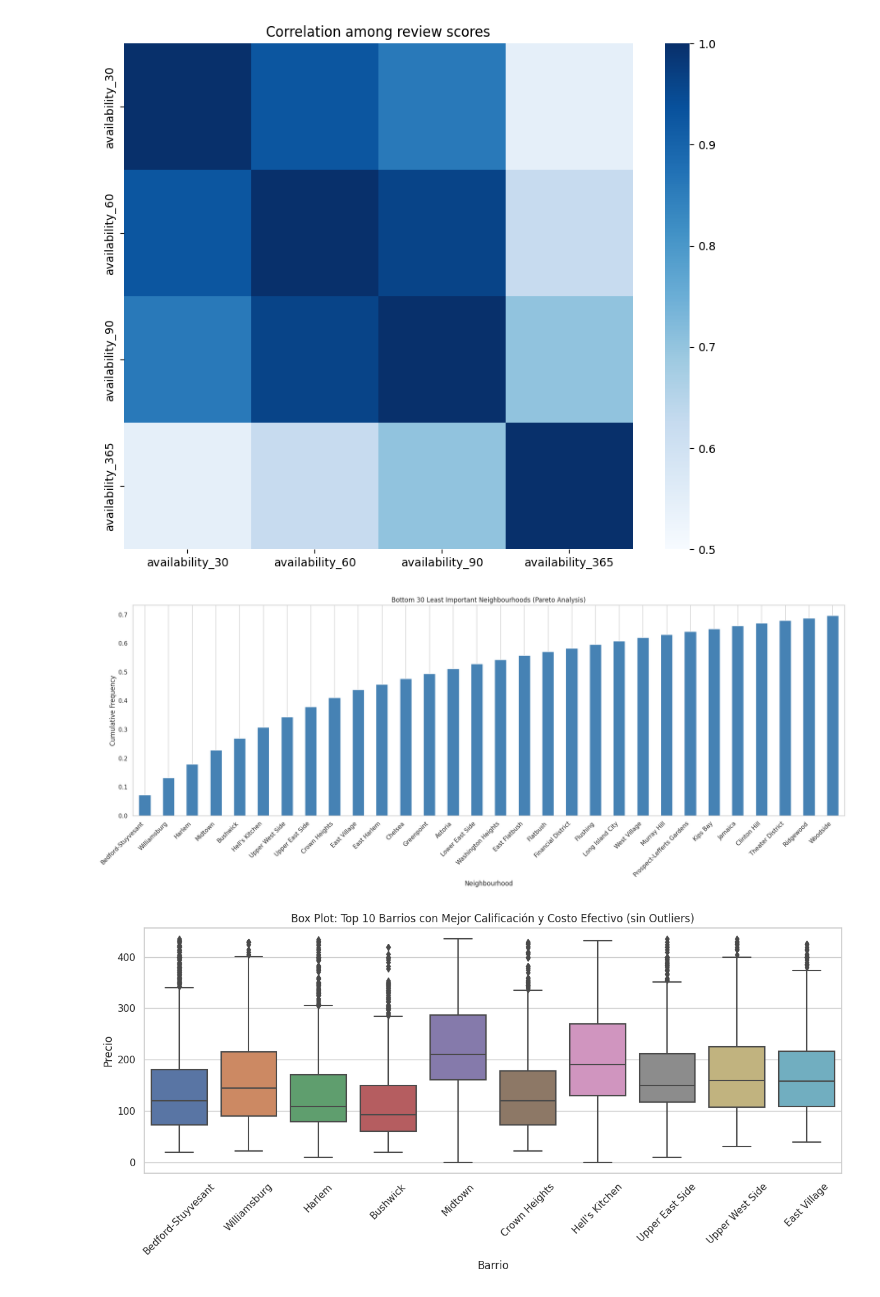
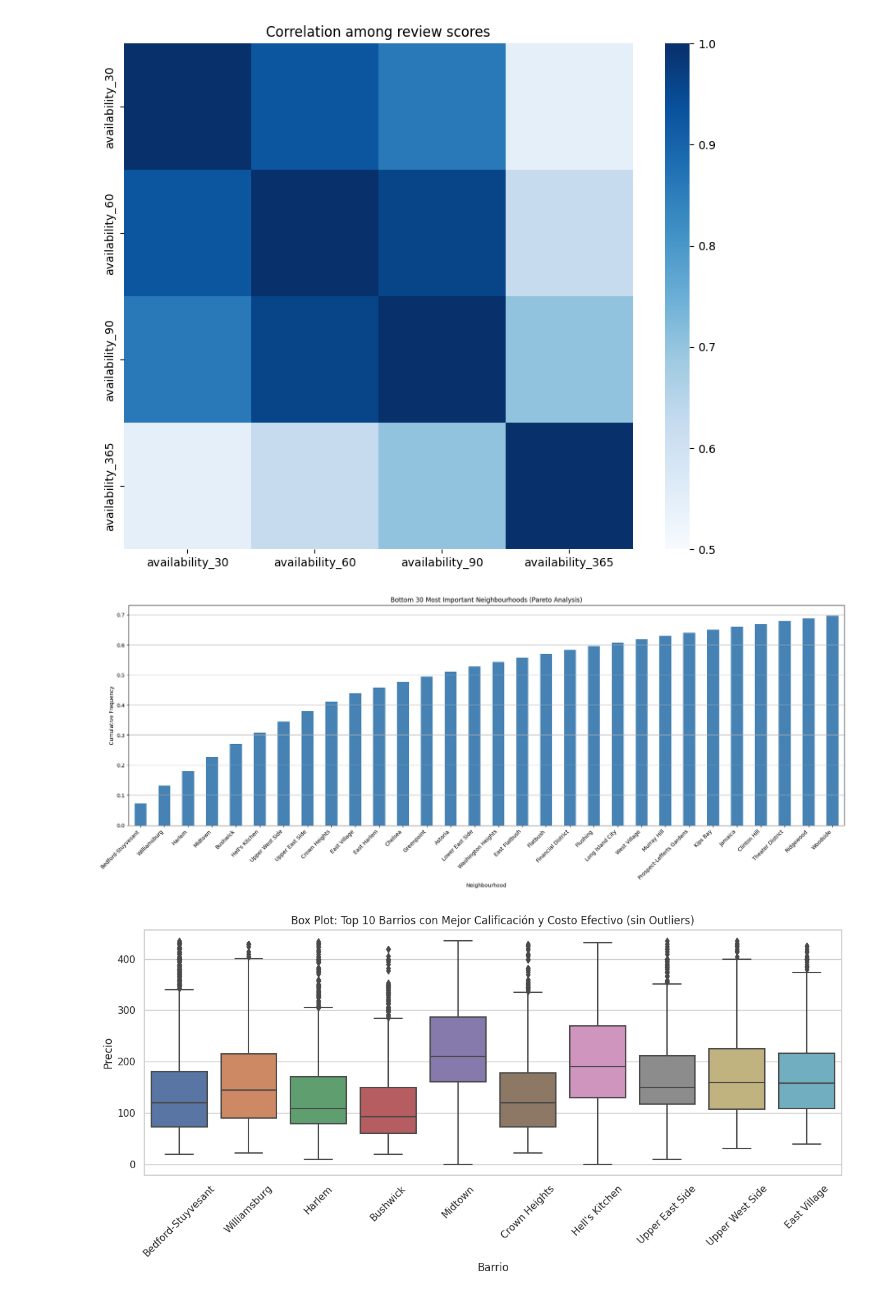
Before and after one commit to ingoscargiraldor/CDA, a Jupyter notebook: airbnb/eda.ipynb, the cells around one changed output. Drawn from its saved outputs; the diff is of its cells as text; code cells hidden in the pictures.

```diff
--- a/airbnb/eda.ipynb
+++ b/airbnb/eda.ipynb
@@ -597,24 +599,24 @@ neighbourhood_frec_cumsum = listings_df["neighbourhood_cleansed"].value_counts(n
 # %%
 # Asegúrate de que tus datos estén ordenados en orden descendente
 neighbourhood_frec_cumsum_sorted = neighbourhood_frec_cumsum.sort_values(ascending=True)
 
 # Selecciona los primeros 30 vecindarios menos importantes
 bottom_30_neighbourhoods = neighbourhood_frec_cumsum_sorted.head(30)
 
 # Crear el gráfico
 plt.figure(figsize=(20, 8))
 bottom_30_neighbourhoods.plot(kind="bar", color="steelblue")
-plt.title("Bottom 30 Least Important Neighbourhoods (Pareto Analysis)")
+plt.title("Bottom 30 Most Important Neighbourhoods (Pareto Analysis)")
 plt.ylabel("Cumulative Frequency")
 plt.xlabel("Neighbourhood")
 plt.grid(axis="y")
 plt.xticks(rotation=45, ha="right")
 plt.tight_layout()
 
 # Mostrar el gráfico
 plt.show()
 # %% [output]
-[figure, old version]
+[figure, new version]
 # %%
 # Filtrar el DataFrame para incluir barrios con calificación mayor o igual a 4
 filtered_df = listings_df[(listings_df["review_scores_value"] >= 4) & (listings_df["price_float"] <= 90000)]
```
Also changed, not shown: parts of 7 cells of this notebook.
